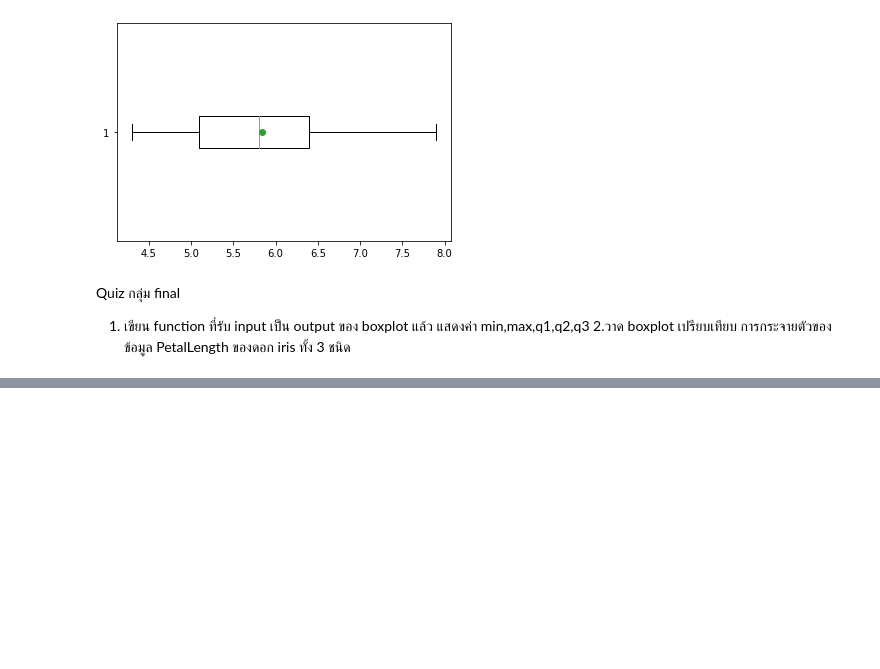
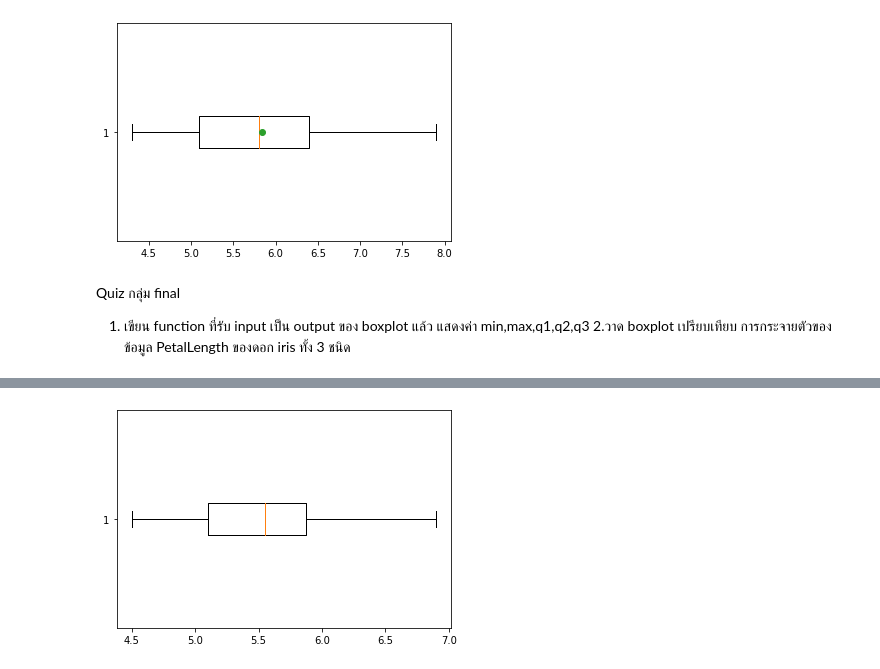
Before and after one commit to Plaifha/data_viz_2022, a Jupyter notebook: DataViz02_Data_Distribution_.ipynb, the cells around one changed output, grey strips where cells are left out. Saved outputs shown, nothing was run; the diff lists cells and outputs as text; code cells hidden in the pictures; blank space fills up the shorter version.

```diff
--- a/DataViz02_Data_Distribution_.ipynb
+++ b/DataViz02_Data_Distribution_.ipynb
@@ -258,0 +293,4 @@ Quiz กลุ่ม final
+# %%
+vergi_bp = plt.boxplot(df2['PetalLength'][100:],vert=False)
+# %% [output]
+[figure, added]
```
Also changed, not shown: parts of 25 cells of this notebook.
